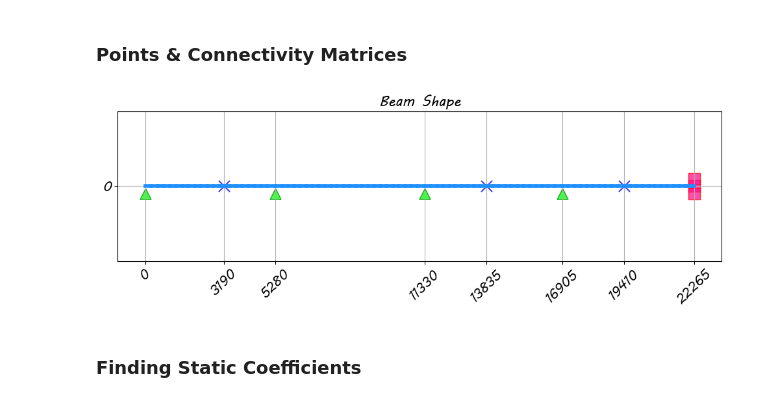
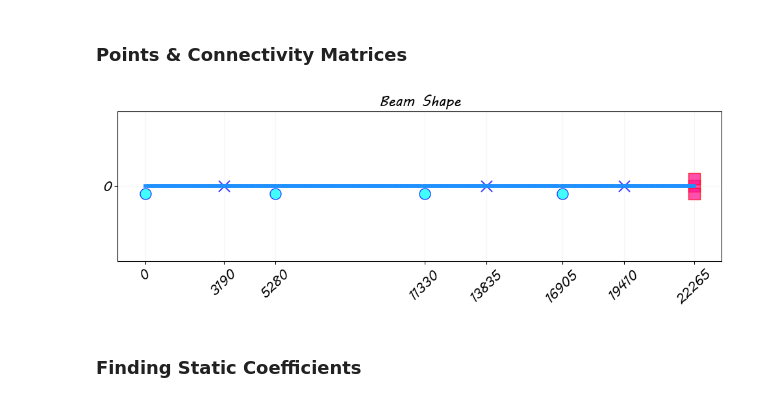
Before and after one commit to seyed7seyed/P_Delta_Analysis, a Jupyter notebook: P_Delta_Analysis_of_2D_Beams_ver_07.ipynb, the cells around one changed output. Saved outputs shown, nothing was run; the diff lists cells and outputs as text; code cells hidden in the pictures.

```diff
--- a/P_Delta_Analysis_of_2D_Beams_ver_07.ipynb
+++ b/P_Delta_Analysis_of_2D_Beams_ver_07.ipynb
@@ -18,8 +18,8 @@ import copy
 # %%
 # (input)
 wBay       = [       3190   ,   2090  ,  6050   ,  2505   ,  3070   ,  2505   ,  2855      ]  #  width of bays ( any amount )
-Supports   = ['pinned',  'free',  'pinned', 'pinned',  'free',  'pinned',  'free',  'fixed']  # 'fixed' 'pinned' 'roller' 'free'
-L_tinyBeam =   250    #  length of tiny beams (mm) --- the smaller the better
+Supports   = ['roller',  'free',  'roller', 'roller',  'free',  'roller',  'free',  'fixed']  # 'fixed' 'pinned' 'roller' 'free'
+L_tinyBeam =   150    #  length of tiny beams (mm) --- the smaller the better
 
 # (auto) multi-sectioning
 def MS( wBay, Supports, L_tinyBeam ):
@@ -138,37 +138,40 @@ def  Shape( Points, CnB, wBay, Supports ):
         ax.scatter( x, y, marker=marker, s=150, ec=ec, fc=fc, alpha=0.75 )
         if   Supports[i]=='fixed' :
             ax.scatter( x, y+0.1, marker=marker, s=150, ec=ec, fc=fc, alpha=0.75 )
             ax.scatter( x, y-0.1, marker=marker, s=150, ec=ec, fc=fc, alpha=0.75 )
 
     # title
     plt.title( 'Beam Shape', font='MV BOLI', fontsize=16 )
 
     # xticks
     Xwalk = [0]
     for i in wBay_Main:
         w = Xwalk[-1] + i
         Xwalk.append(w)
     xtks = np.array(Xwalk,dtype='f8')
     ax.set_xticks( xtks )
     plt.xticks(font='MV BOLI',rotation=45,fontsize=14)
 
     # yticks
     Ywalk = [0]
     ytks = np.array(Ywalk,dtype='f8')
     ax.set_yticks( ytks )
     plt.yticks(font='MV BOLI',rotation=0,fontsize=14)
 
+    # ylim
+    plt.ylim([-1,+1])
+
+    # grid
+    plt.grid('on',alpha=.1)
+
     # save image
     plt.savefig('Beam_Shape.png', dpi=120)
-
-    plt.ylim([-1,+1])
-    plt.grid('on')
     plt.show()
 
 # (auto) checking shape of frame
 Shape( Points, CnB, wBay, Supports )
 # %% [output]
-[figure, old version]
+[figure, new version]
 # %% [markdown]
 #####
 ### Finding Static Coefficients
```
Also changed, not shown: parts of 17 cells of this notebook.
